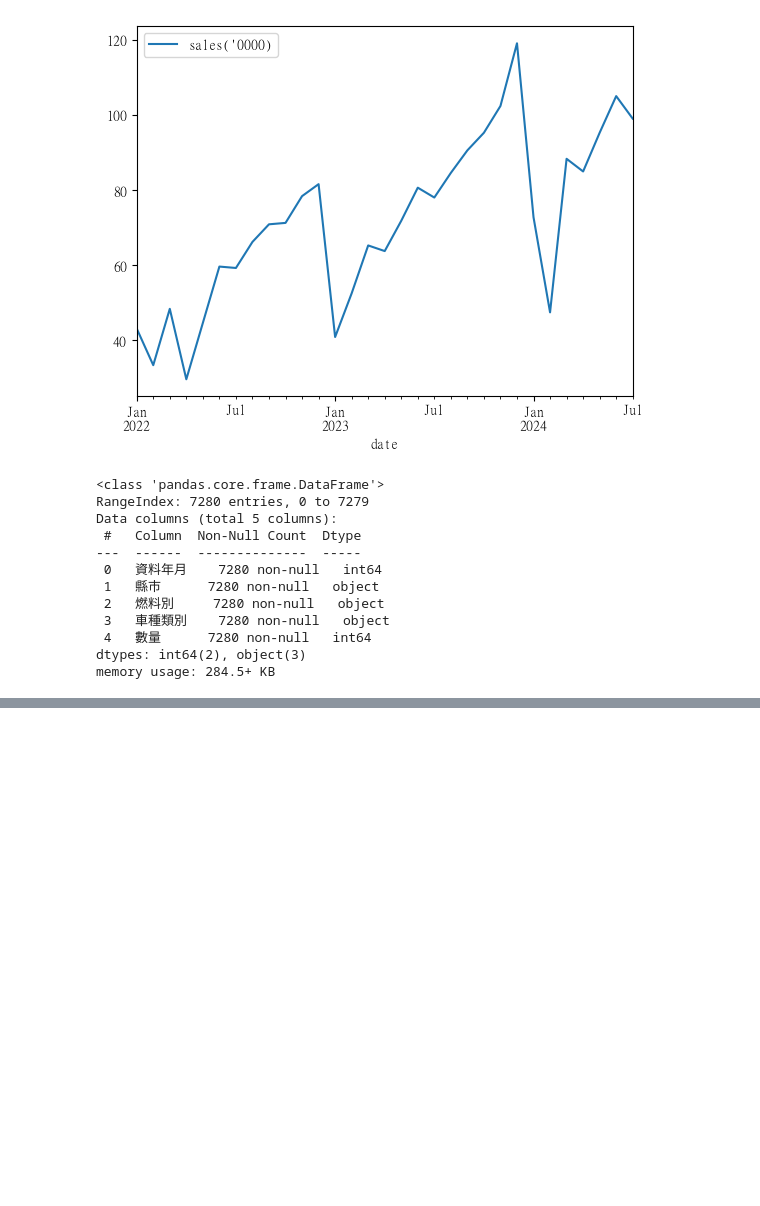
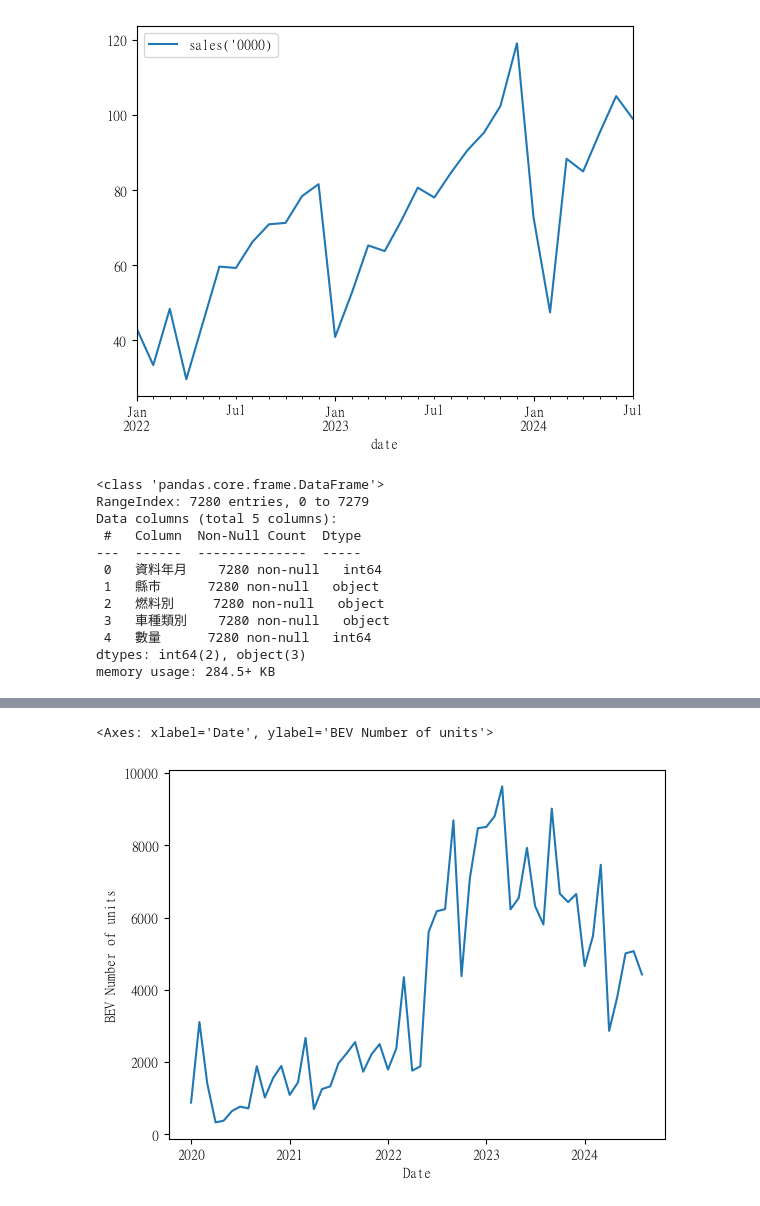
Before and after one commit to lilyleungch/erbscope99, a Jupyter notebook: data_cleansing/data_ploting.ipynb, the cells around one changed output, grey strips where cells are left out. Cells and saved outputs as stored; diff of their text form; code cells hidden in the pictures; blank space fills up the shorter version.

```diff
--- a/data_cleansing/data_ploting.ipynb
+++ b/data_cleansing/data_ploting.ipynb
@@ -89,0 +91,3 @@ japan_sales.head(5)
+# %%
+japan_sales.index= pd.to_datetime(japan_sales['Date'], format= '%m/%y')
+japan_sales.head(5)
@@ -89,0 +120,5 @@ japan_sales.head(5)
+# %%
+sns.lineplot(data = japan_sales, x = japan_sales.index, y = 'BEV Number of units')
+# %% [output]
+<Axes: xlabel='Date', ylabel='BEV Number of units'>
+[figure, added]
```
Also changed, not shown: parts of 6 cells of this notebook, 4 other files.
